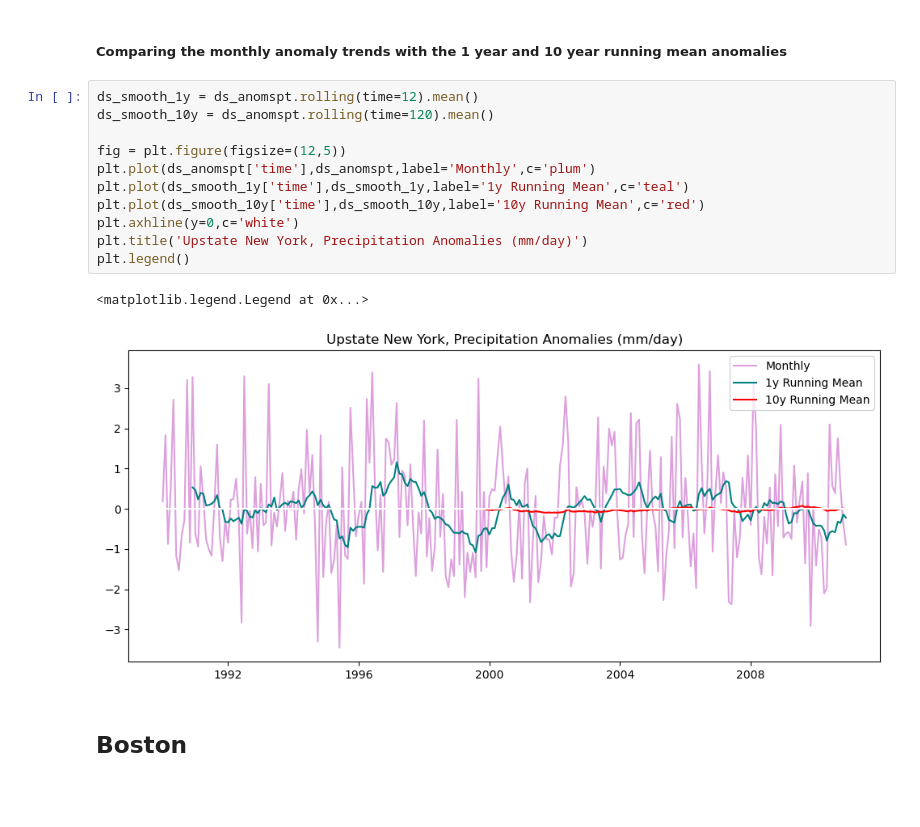
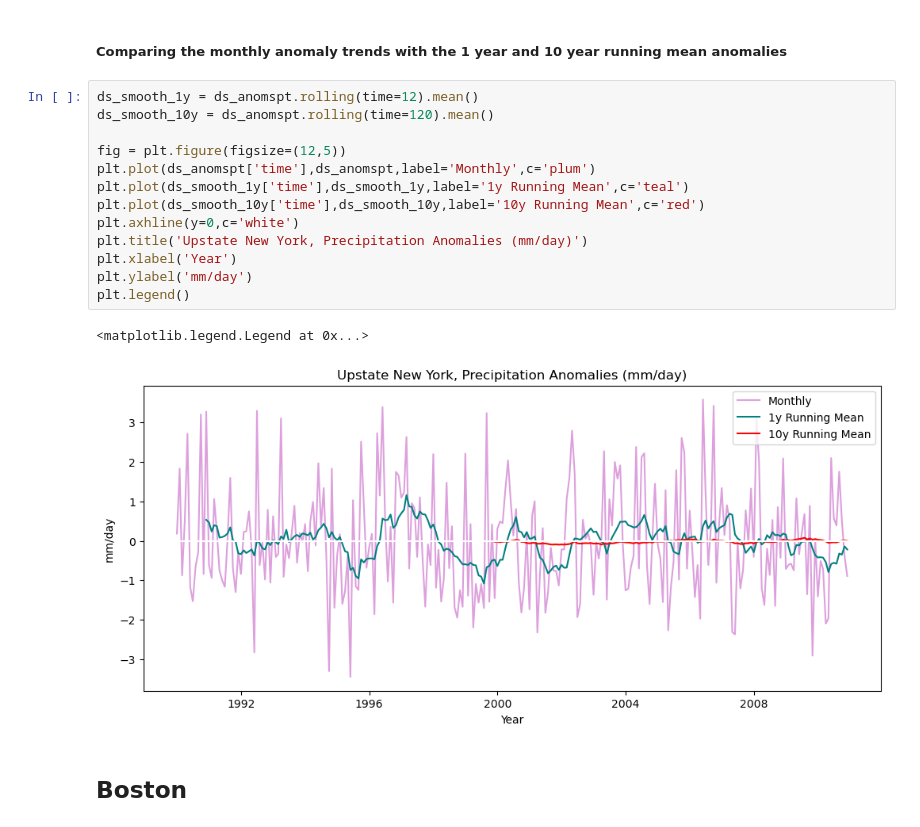
Before and after one commit to JStiles9552/CLIM_680_Project, a Jupyter notebook: Anomalies.ipynb, the cells around one changed output. Cells and saved outputs as stored; diff of their text form; blank space fills up the shorter version.

```diff
--- a/Anomalies.ipynb
+++ b/Anomalies.ipynb
@@ -157,17 +159,19 @@ Text(0, 0.5, 'mm/day')
 # %%
 ds_smooth_1y = ds_anomspt.rolling(time=12).mean()
 ds_smooth_10y = ds_anomspt.rolling(time=120).mean()
 
 fig = plt.figure(figsize=(12,5))
 plt.plot(ds_anomspt['time'],ds_anomspt,label='Monthly',c='plum')
 plt.plot(ds_smooth_1y['time'],ds_smooth_1y,label='1y Running Mean',c='teal')
 plt.plot(ds_smooth_10y['time'],ds_smooth_10y,label='10y Running Mean',c='red')
 plt.axhline(y=0,c='white')
 plt.title('Upstate New York, Precipitation Anomalies (mm/day)')
+plt.xlabel('Year')
+plt.ylabel('mm/day')
 plt.legend()
 # %% [output]
 <matplotlib.legend.Legend at 0x...>
-[figure, old version]
+[figure, new version]
 # %% [markdown]
 ## Boston
 # %% [markdown]
```
Also changed, not shown: parts of 3 cells of this notebook.
